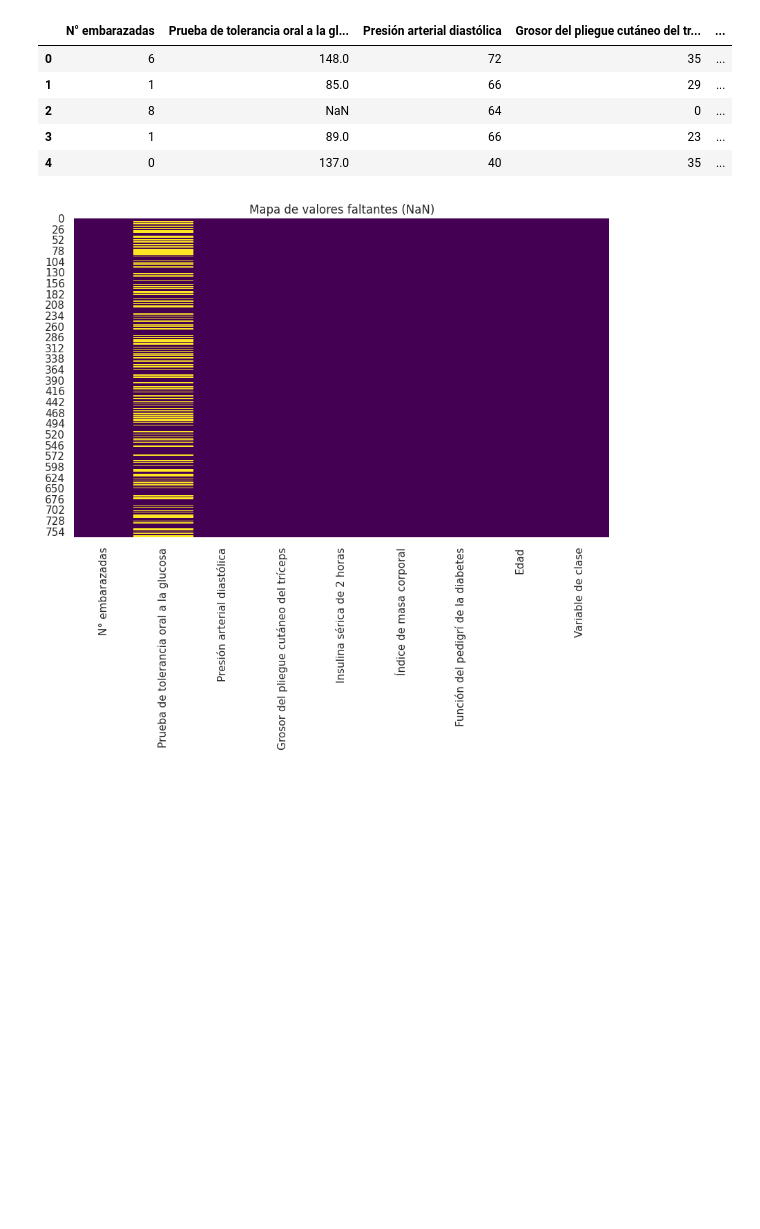
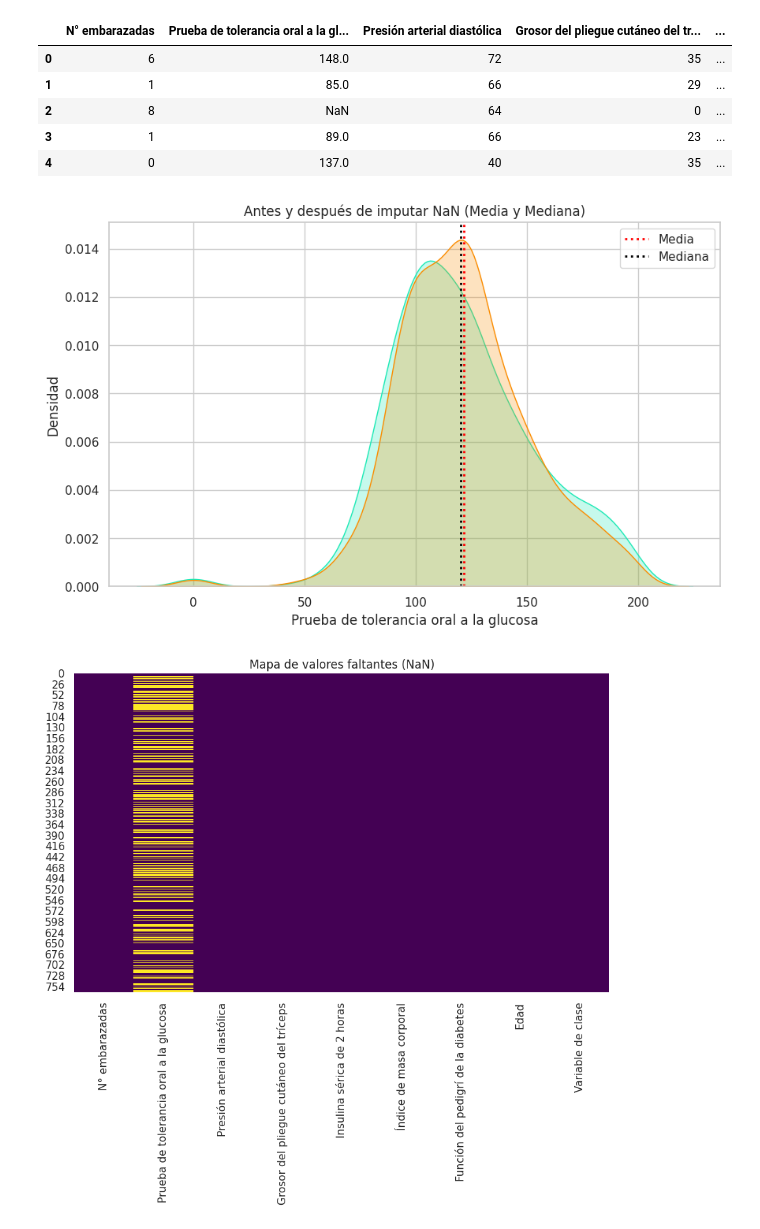
Before and after one commit to JhonCG-12/Analisis_de_Datos_Caviedes_Perdomo, a Jupyter notebook: Proyecto/Proyecto_mineria_caviedes_perdomo.ipynb, the cells around one changed output. Saved outputs shown, nothing was run; the diff lists cells and outputs as text; code cells hidden in the pictures; blank space fills up the shorter version.

```diff
--- a/Proyecto/Proyecto_mineria_caviedes_perdomo.ipynb
+++ b/Proyecto/Proyecto_mineria_caviedes_perdomo.ipynb
@@ -188,6 +173,45 @@ Primeras filas de la copia con NaNs:
 | 2 | 8 | NaN | 64 | 0 | ... |
 | 3 | 1 | 89.0 | 66 | 23 | ... |
 | 4 | 0 | 137.0 | 40 | 35 | ... |
+# %%
+import matplotlib.pyplot as plt
+import seaborn as sns
+
+datosDiabetes_copia = df.copy()
+col = 'Prueba de tolerancia oral a la glucosa'
+
+# Media y mediana ANTES
+media_antes = datosDiabetes_copia[col].mean()
+mediana_antes = datosDiabetes_copia[col].median()
+
+plt.figure(figsize=(10,6))
+
+# KDE antes
+sns.kdeplot(datosDiabetes[col].dropna(), fill=True, color='#1de9b6')
+
+
+# Imputación con mediana
+datosDiabetes_copia[col].fillna(mediana_antes, inplace=True)
+
+# Media y mediana DESPUÉS
+media_despues = datosDiabetes_copia[col].mean()
+mediana_despues = datosDiabetes_copia[col].median()
+
+# KDE después
+sns.kdeplot(datosDiabetes_copia[col], fill=True, color='#fb8c00')
+
+# Líneas después
+plt.axvline(media_despues, color='red', linestyle=':', linewidth=2, label='Media')
+plt.axvline(mediana_despues, color='black', linestyle=':', linewidth=2, label='Mediana')
+
+# Detalles finales
+plt.title('Antes y después de imputar NaN (Media y Mediana)')
+plt.xlabel(col)
+plt.ylabel('Densidad')
+plt.legend()
+plt.show()
+# %% [output]
+[figure, added]
 # %%
 plt.figure(figsize=(10, 6))
 sns.heatmap(df.isna(), cbar=False, cmap='viridis')
```
Also changed, not shown: parts of 18 cells of this notebook, 1 other file.
